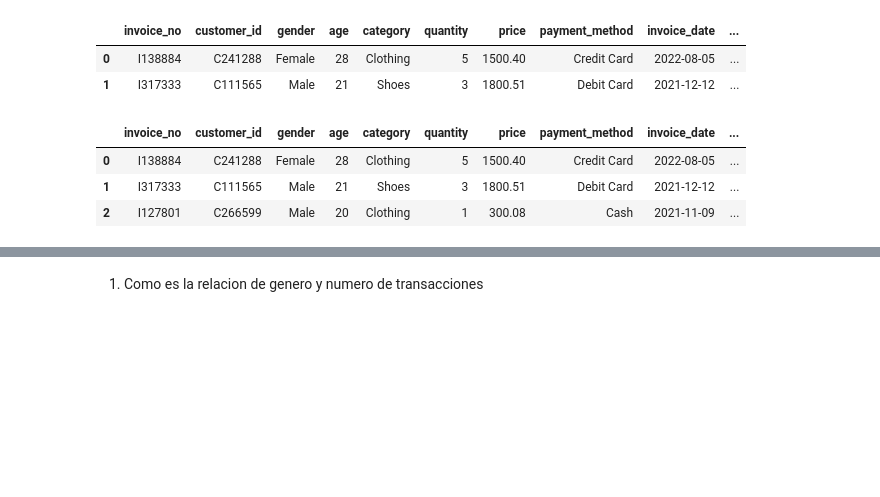
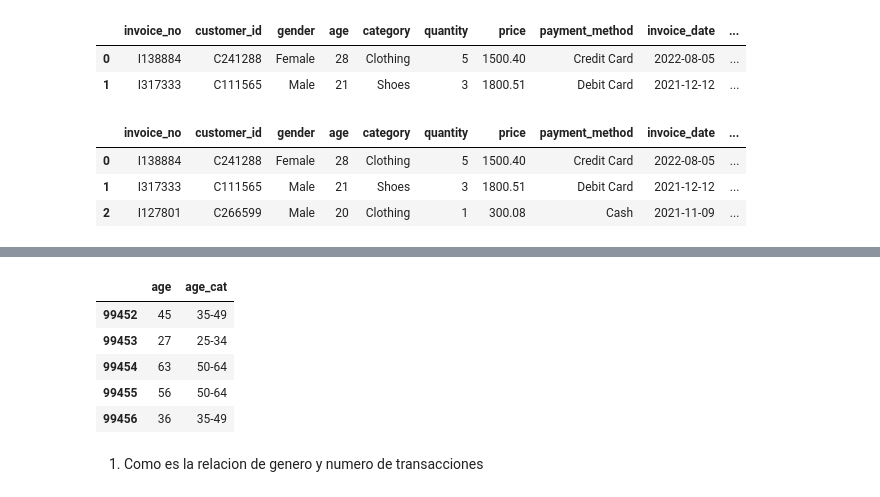
Before and after one commit to CarmenRosillo/retail-analisis, a Jupyter notebook: retail.ipynb, the cells around one changed output, grey strips where cells are left out. Cells and saved outputs as stored; diff of their text form; code cells hidden in the pictures; blank space fills up the shorter version.

```diff
--- a/retail.ipynb
+++ b/retail.ipynb
@@ -120,3 +158,12 @@ df1.head(3)
+# %%
+df2[["age", "age_cat"]].tail(5)
+# %% [output]
+|  | age | age_cat |
+| 99452 | 45 | 35-49 |
+| 99453 | 27 | 25-34 |
+| 99454 | 63 | 50-64 |
+| 99455 | 56 | 50-64 |
+| 99456 | 36 | 35-49 |
 # %% [markdown]
 1. Como es la relacion de genero y numero de transacciones
 # %%
```
Also changed, not shown: parts of 14 cells of this notebook.
